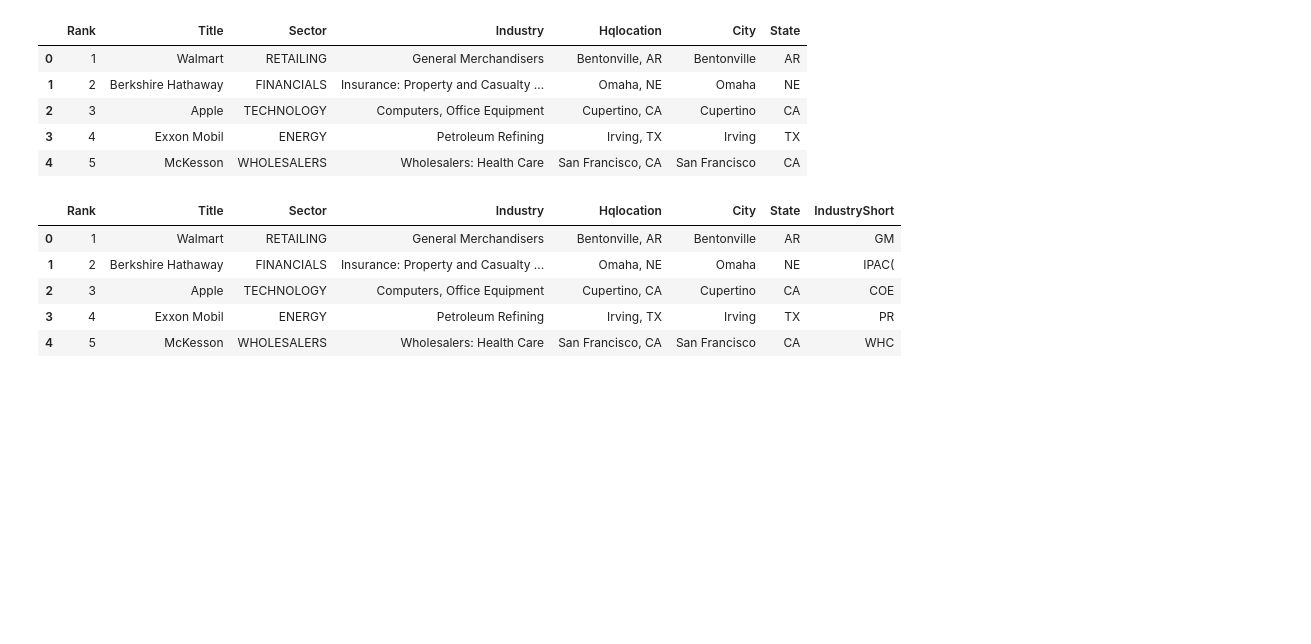
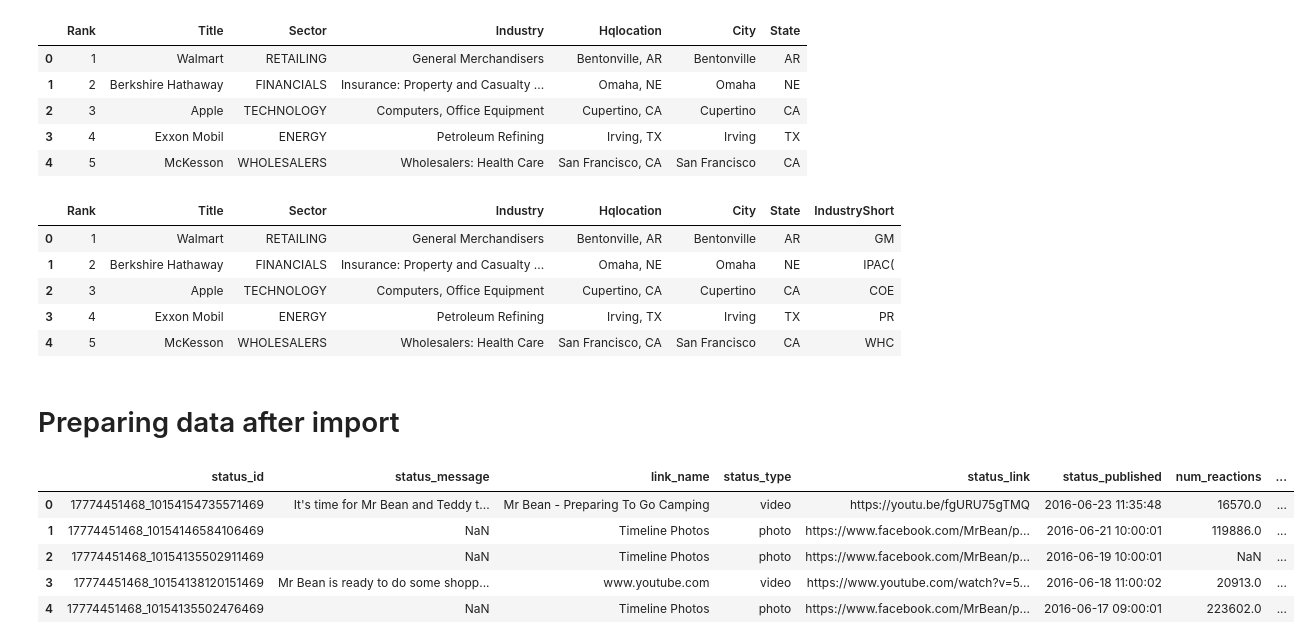
Before and after one commit to Byienio/Pandas_pg, a Jupyter notebook: DataModification.ipynb, the cells around one changed output. Saved outputs shown, nothing was run; the diff lists cells and outputs as text; code cells hidden in the pictures; blank space fills up the shorter version.

Commit message:
Preparing data after import

```diff
--- a/DataModification.ipynb
+++ b/DataModification.ipynb
@@ -335,3 +335,15 @@ fortune.head()
 | 2 | 3 | Apple | TECHNOLOGY | Computers, Office Equipment | Cupertino, CA | Cupertino | CA | COE |
 | 3 | 4 | Exxon Mobil | ENERGY | Petroleum Refining | Irving, TX | Irving | TX | PR |
 | 4 | 5 | McKesson | WHOLESALERS | Wholesalers: Health Care | San Francisco, CA | San Francisco | CA | WHC |
+# %% [markdown]
+# Preparing data after import
+# %%
+fb = pd.read_csv('data/data/mrbean_facebook_statuses_with_nulls.csv')
+fb.head()
+# %% [output]
+|  | status_id | status_message | link_name | status_type | status_link | status_published | num_reactions | ... |
+| 0 | 17774451468_10154154735571469 | It's time for Mr Bean and Teddy t... | Mr Bean - Preparing To Go Camping | video | https://youtu.be/fgURU75gTMQ | 2016-06-23 11:35:48 | 16570.0 | ... |
+| 1 | 17774451468_10154146584106469 | NaN | Timeline Photos | photo | https://www.facebook.com/MrBean/p... | 2016-06-21 10:00:01 | 119886.0 | ... |
+| 2 | 17774451468_10154135502911469 | NaN | Timeline Photos | photo | https://www.facebook.com/MrBean/p... | 2016-06-19 10:00:01 | NaN | ... |
+| 3 | 17774451468_10154138120151469 | Mr Bean is ready to do some shopp... | www.youtube.com | video | https://www.youtube.com/watch?v=5... | 2016-06-18 11:00:02 | 20913.0 | ... |
+| 4 | 17774451468_10154135502476469 | NaN | Timeline Photos | photo | https://www.facebook.com/MrBean/p... | 2016-06-17 09:00:01 | 223602.0 | ... |
```
Also changed, not shown: parts of 12 cells of this notebook.
